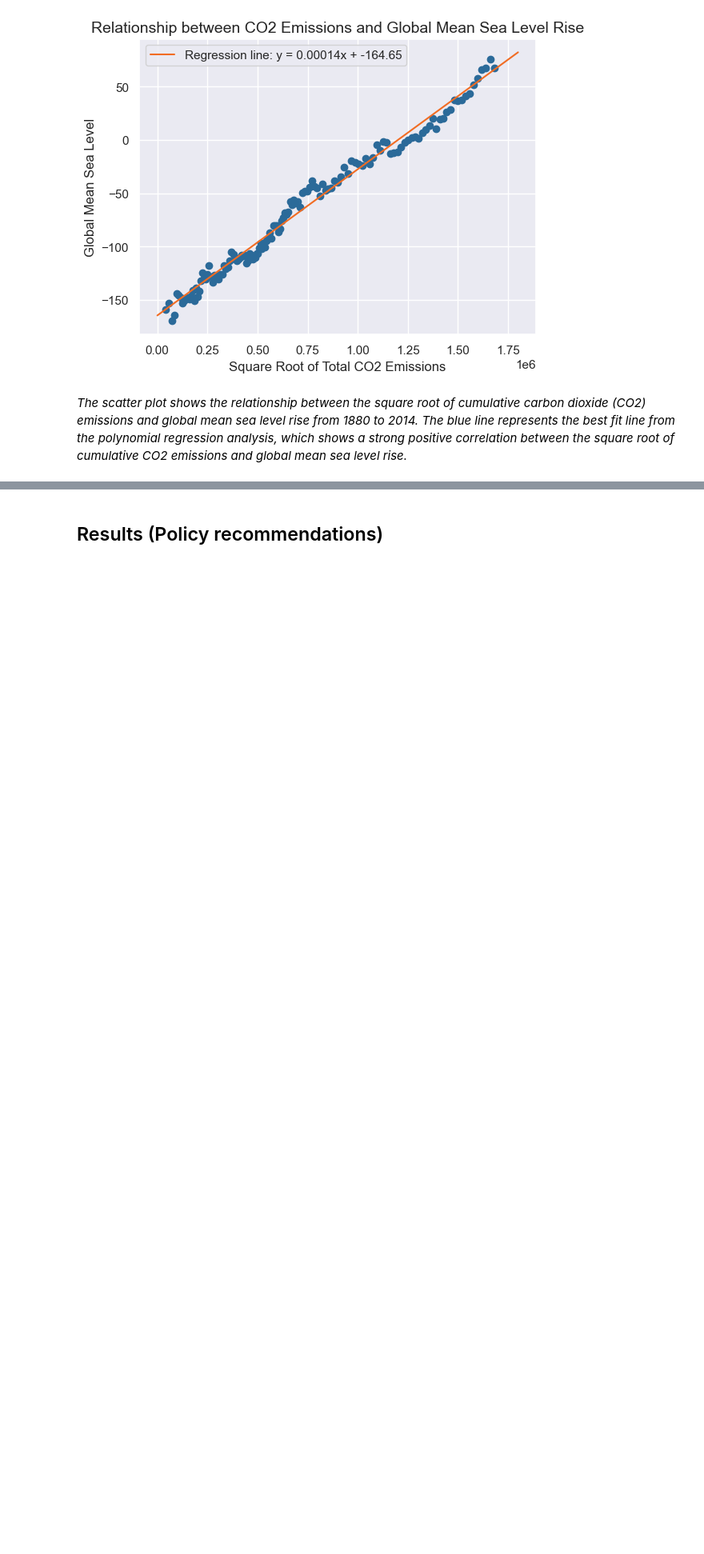
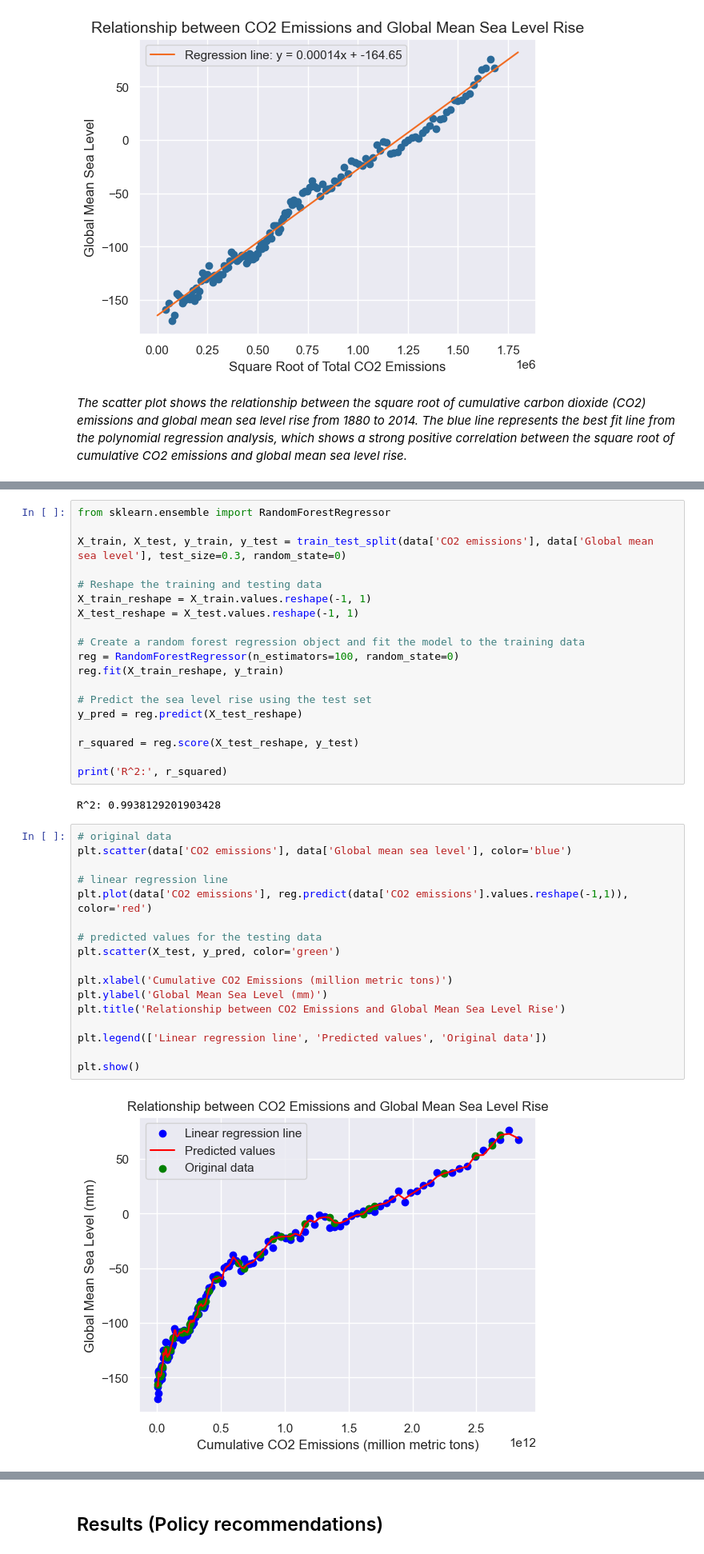
Before and after one commit to fuchenru/How-have-carbon-emissions-affected-climate-change-, a Jupyter notebook: CMSE 202 Final Project.ipynb, the cells around one changed output, grey strips where cells are left out. Shown: that part at 80% size. Drawn from its saved outputs; the diff is of its cells as text; blank space fills up the shorter version.

```diff
--- a/CMSE 202 Final Project.ipynb
+++ b/CMSE 202 Final Project.ipynb
@@ -432,0 +446,40 @@ plt.show()
+# %%
+from sklearn.ensemble import RandomForestRegressor
+
+X_train, X_test, y_train, y_test = train_test_split(data['CO2 emissions'], data['Global mean sea level'], test_size=0.3, random_state=0)
+
+# Reshape the training and testing data
+X_train_reshape = X_train.values.reshape(-1, 1)
+X_test_reshape = X_test.values.reshape(-1, 1)
+
+# Create a random forest regression object and fit the model to the training data
+reg = RandomForestRegressor(n_estimators=100, random_state=0)
+reg.fit(X_train_reshape, y_train)
+
+# Predict the sea level rise using the test set
+y_pred = reg.predict(X_test_reshape)
+
+r_squared = reg.score(X_test_reshape, y_test)
+
+print('R^2:', r_squared)
+# %% [output]
+R^2: 0.9938129201903428
+# %%
+# original data
+plt.scatter(data['CO2 emissions'], data['Global mean sea level'], color='blue')
+
+# linear regression line
+plt.plot(data['CO2 emissions'], reg.predict(data['CO2 emissions'].values.reshape(-1,1)), color='red')
+
+# predicted values for the testing data
+plt.scatter(X_test, y_pred, color='green')
+
+plt.xlabel('Cumulative CO2 Emissions (million metric tons)')
+plt.ylabel('Global Mean Sea Level (mm)')
+plt.title('Relationship between CO2 Emissions and Global Mean Sea Level Rise')
+
+plt.legend(['Linear regression line', 'Predicted values', 'Original data'])
+
+plt.show()
+# %% [output]
+[figure, added]
```
Also changed, not shown: parts of 10 cells of this notebook.
